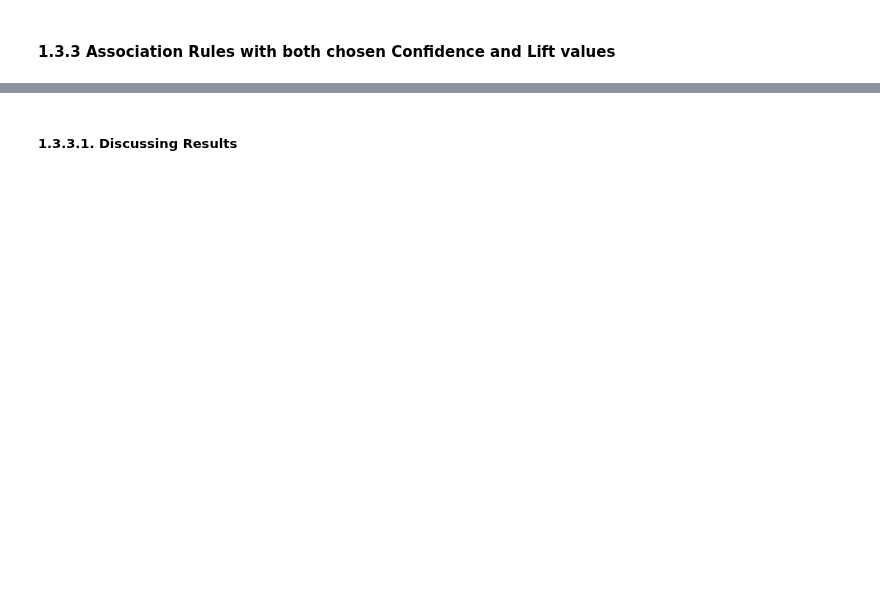
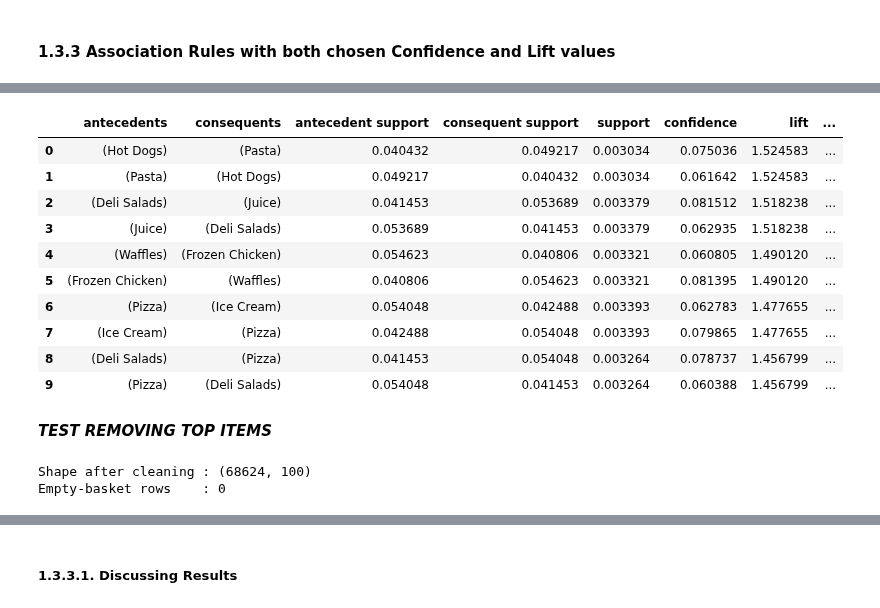
Before and after one commit to ijustsnapped/DataMine_PI, a Jupyter notebook: PD_202425_Project1/PD_202425_Project.ipynb, the cells around one changed output, grey strips where cells are left out. Saved outputs shown, nothing was run; the diff lists cells and outputs as text; code cells hidden in the pictures; blank space fills up the shorter version.

```diff
--- a/PD_202425_Project1/PD_202425_Project.ipynb
+++ b/PD_202425_Project1/PD_202425_Project.ipynb
@@ -1796 +1761,76 @@ Number of rules generated: 3
 | 2 | (Aspirin) | (Fresh Vegetables) | 0.008613 | 599.0 | 0.322911 | 1.135167 | 0.001026 | 1.056787 |
+# %%
+
+def enrich_rules(rules: pd.DataFrame, n_transactions: int) -> pd.DataFrame:
+    """
+    Given the `rules` DataFrame produced by `mlxtend.frequent_patterns.association_rules`
+    and the total number of transactions in the market-basket matrix (`n_transactions`),
+    add columns that make the numeric meaning of *leverage* and *conviction* explicit.
+
+    New columns
+    -----------
+    exp_support   : expected P(A∪B) under independence  = support(A) · support(B)
+    rel_gain_pct  : relative gain of the pair vs. chance = leverage / exp_support  (in %)
+    extra_pairs   : absolute # of 'extra' co-occurrences = leverage · n_transactions
+    """
+
+    # expected joint probability if A and B were independent
+    rules["exp_support"] = rules["support"] / rules["lift"]
+
+    # leverage is already support - expected; convert it to a % elevation
+    rules["rel_gain_pct"] = (rules["leverage"] / rules["exp_support"]) * 100
+
+    # convert leverage into absolute counts ("how many baskets above random?")
+    rules["extra_pairs"] = (rules["leverage"] * n_transactions).round().astype(int)
+
+    # prettier ordering of columns
+    extra_cols = ["exp_support", "rel_gain_pct", "extra_pairs"]
+    return rules[list(rules.columns) + extra_cols]
+
+
+# ------------------------------------------------------------
+# Example: apply to a rule table called `strong_rules`
+# produced earlier with mlxtend.
+# ------------------------------------------------------------
+# ▶ total number of baskets AFTER any filtering (e.g. after dropping produce)
+n_baskets = 68_624          # <-- replace with `binary_df.shape[0]` for your data
+
+# enrich and sort for demonstration
+rules_pretty = (
+    enrich_rules(strong_rules.copy(), n_baskets)
+      .sort_values(["lift", "confidence"], ascending=False)
+      .reset_index(drop=True)
+)
+
+# show the top 10 rules with the new interpretability columns
+pd.set_option("display.float_format", "{:,.6f}".format)
+display(rules_pretty.head(10))
+# %% [output]
+|  | antecedents | consequents | antecedent support | consequent support | support | confidence | lift | ... |
+| 0 | (Hot Dogs) | (Pasta) | 0.040432 | 0.049217 | 0.003034 | 0.075036 | 1.524583 | ... |
+| 1 | (Pasta) | (Hot Dogs) | 0.049217 | 0.040432 | 0.003034 | 0.061642 | 1.524583 | ... |
+| 2 | (Deli Salads) | (Juice) | 0.041453 | 0.053689 | 0.003379 | 0.081512 | 1.518238 | ... |
+| 3 | (Juice) | (Deli Salads) | 0.053689 | 0.041453 | 0.003379 | 0.062935 | 1.518238 | ... |
+| 4 | (Waffles) | (Frozen Chicken) | 0.054623 | 0.040806 | 0.003321 | 0.060805 | 1.490120 | ... |
+| 5 | (Frozen Chicken) | (Waffles) | 0.040806 | 0.054623 | 0.003321 | 0.081395 | 1.490120 | ... |
+| 6 | (Pizza) | (Ice Cream) | 0.054048 | 0.042488 | 0.003393 | 0.062783 | 1.477655 | ... |
+| 7 | (Ice Cream) | (Pizza) | 0.042488 | 0.054048 | 0.003393 | 0.079865 | 1.477655 | ... |
+| 8 | (Deli Salads) | (Pizza) | 0.041453 | 0.054048 | 0.003264 | 0.078737 | 1.456799 | ... |
+| 9 | (Pizza) | (Deli Salads) | 0.054048 | 0.041453 | 0.003264 | 0.060388 | 1.456799 | ... |
+# %% [markdown]
+***TEST REMOVING TOP ITEMS***
+# %%
+# Drop the two dominant items
+cols_to_drop = ['Fresh Vegetables', 'Fresh Fruit']
+df_stripped   = binary_foodmart.drop(columns=cols_to_drop, errors='ignore')
+
+# Remove transactions that became empty after the drop
+mask_non_empty   = df_stripped.sum(axis=1) > 0          # at least one “True”
+df_stripped      = df_stripped[mask_non_empty].reset_index(drop=True)
+
+# quick sanity-check
+print(f"Shape after cleaning : {df_stripped.shape}")
+print(f"Empty-basket rows    : {(df_stripped.sum(axis=1)==0).sum()}")
+# %% [output]
+Shape after cleaning : (68624, 100)
+Empty-basket rows    : 0
```
Also changed, not shown: parts of 16 cells of this notebook, 1 other file.
